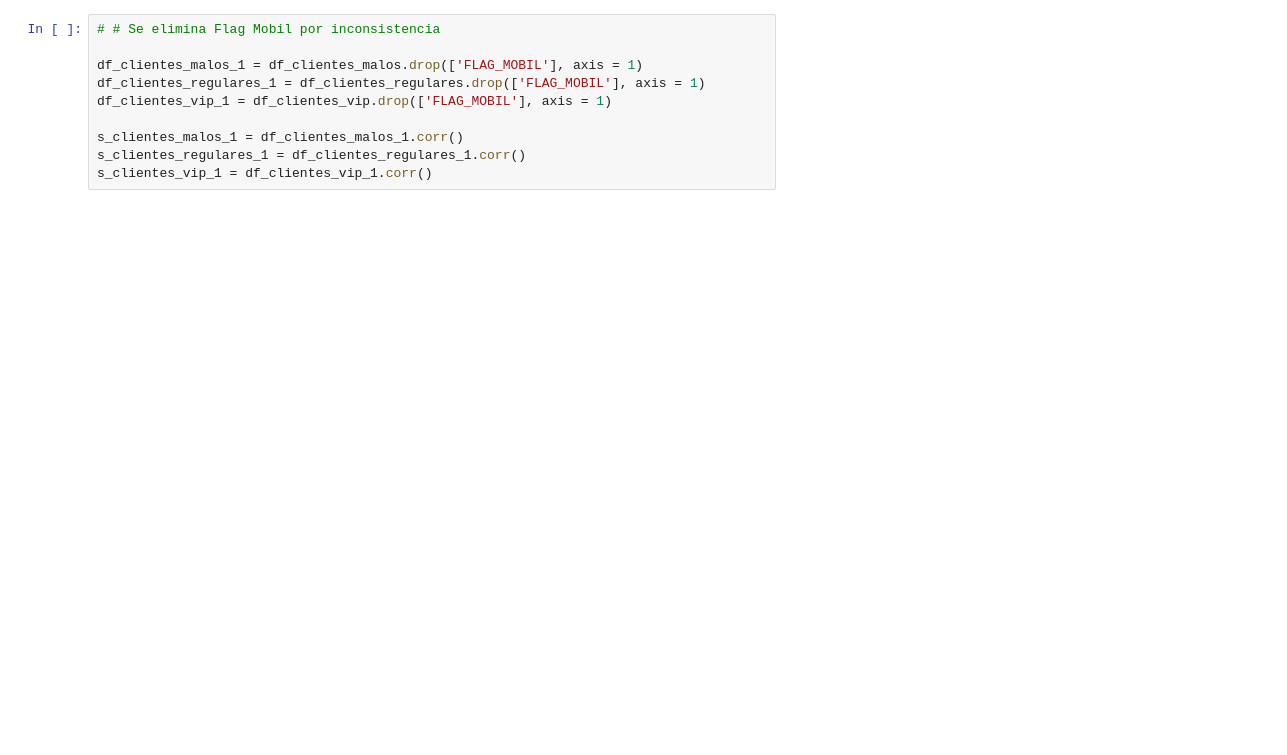
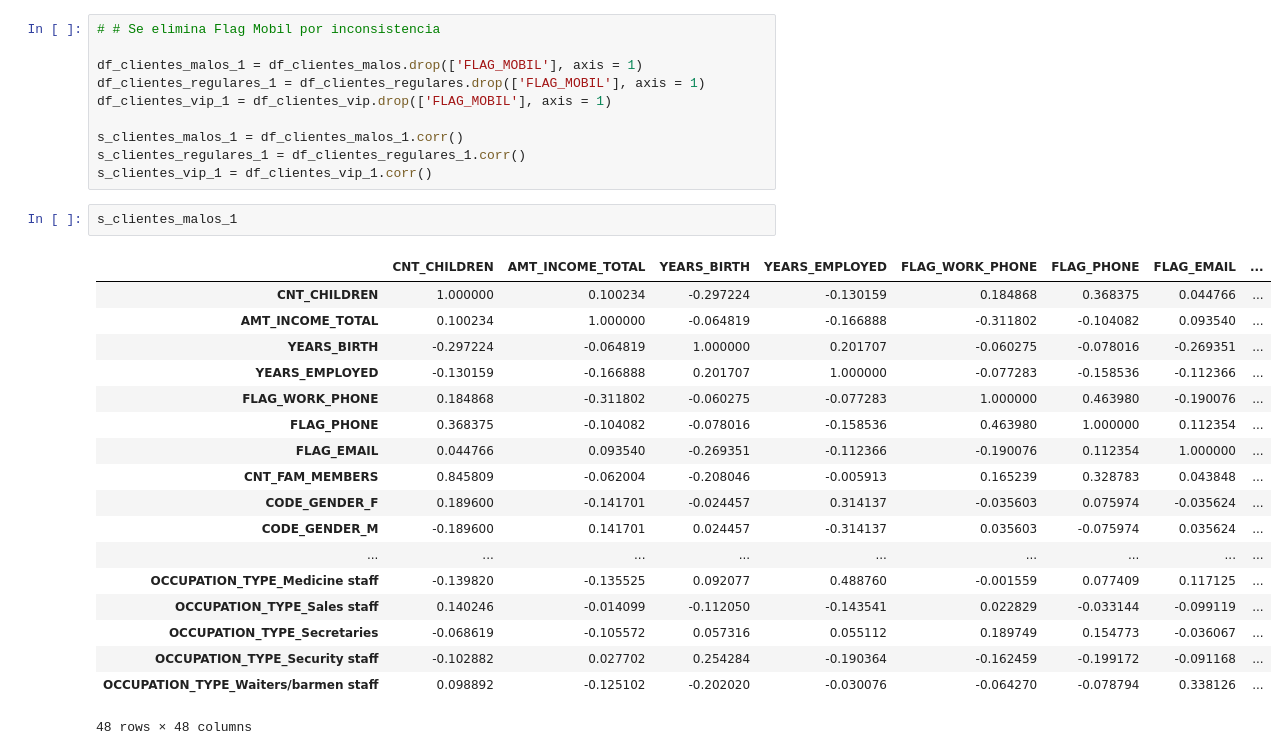
Before and after one commit to lymc33/Data_analysis_exercises, a Jupyter notebook: KPI_exercise/6_client_corr_dummy.ipynb, the cells around one changed output. Saved outputs shown, nothing was run; the diff lists cells and outputs as text; blank space fills up the shorter version.

```diff
--- a/KPI_exercise/6_client_corr_dummy.ipynb
+++ b/KPI_exercise/6_client_corr_dummy.ipynb
@@ -99,3 +119,24 @@ df_clientes_vip_1 = df_clientes_vip.drop(['FLAG_MOBIL'], axis = 1)
 s_clientes_malos_1 = df_clientes_malos_1.corr()
 s_clientes_regulares_1 = df_clientes_regulares_1.corr()
 s_clientes_vip_1 = df_clientes_vip_1.corr()
+# %%
+s_clientes_malos_1
+# %% [output]
+|  | CNT_CHILDREN | AMT_INCOME_TOTAL | YEARS_BIRTH | YEARS_EMPLOYED | FLAG_WORK_PHONE | FLAG_PHONE | FLAG_EMAIL | ... |
+| CNT_CHILDREN | 1.000000 | 0.100234 | -0.297224 | -0.130159 | 0.184868 | 0.368375 | 0.044766 | ... |
+| AMT_INCOME_TOTAL | 0.100234 | 1.000000 | -0.064819 | -0.166888 | -0.311802 | -0.104082 | 0.093540 | ... |
+| YEARS_BIRTH | -0.297224 | -0.064819 | 1.000000 | 0.201707 | -0.060275 | -0.078016 | -0.269351 | ... |
+| YEARS_EMPLOYED | -0.130159 | -0.166888 | 0.201707 | 1.000000 | -0.077283 | -0.158536 | -0.112366 | ... |
+| FLAG_WORK_PHONE | 0.184868 | -0.311802 | -0.060275 | -0.077283 | 1.000000 | 0.463980 | -0.190076 | ... |
+| FLAG_PHONE | 0.368375 | -0.104082 | -0.078016 | -0.158536 | 0.463980 | 1.000000 | 0.112354 | ... |
+| FLAG_EMAIL | 0.044766 | 0.093540 | -0.269351 | -0.112366 | -0.190076 | 0.112354 | 1.000000 | ... |
+| CNT_FAM_MEMBERS | 0.845809 | -0.062004 | -0.208046 | -0.005913 | 0.165239 | 0.328783 | 0.043848 | ... |
+| CODE_GENDER_F | 0.189600 | -0.141701 | -0.024457 | 0.314137 | -0.035603 | 0.075974 | -0.035624 | ... |
+| CODE_GENDER_M | -0.189600 | 0.141701 | 0.024457 | -0.314137 | 0.035603 | -0.075974 | 0.035624 | ... |
+| ... | ... | ... | ... | ... | ... | ... | ... | ... |
+| OCCUPATION_TYPE_Medicine staff | -0.139820 | -0.135525 | 0.092077 | 0.488760 | -0.001559 | 0.077409 | 0.117125 | ... |
+| OCCUPATION_TYPE_Sales staff | 0.140246 | -0.014099 | -0.112050 | -0.143541 | 0.022829 | -0.033144 | -0.099119 | ... |
+| OCCUPATION_TYPE_Secretaries | -0.068619 | -0.105572 | 0.057316 | 0.055112 | 0.189749 | 0.154773 | -0.036067 | ... |
+| OCCUPATION_TYPE_Security staff | -0.102882 | 0.027702 | 0.254284 | -0.190364 | -0.162459 | -0.199172 | -0.091168 | ... |
+| OCCUPATION_TYPE_Waiters/barmen staff | 0.098892 | -0.125102 | -0.202020 | -0.030076 | -0.064270 | -0.078794 | 0.338126 | ... |
+48 rows × 48 columns
```
Also changed, not shown: parts of 26 cells of this notebook.
